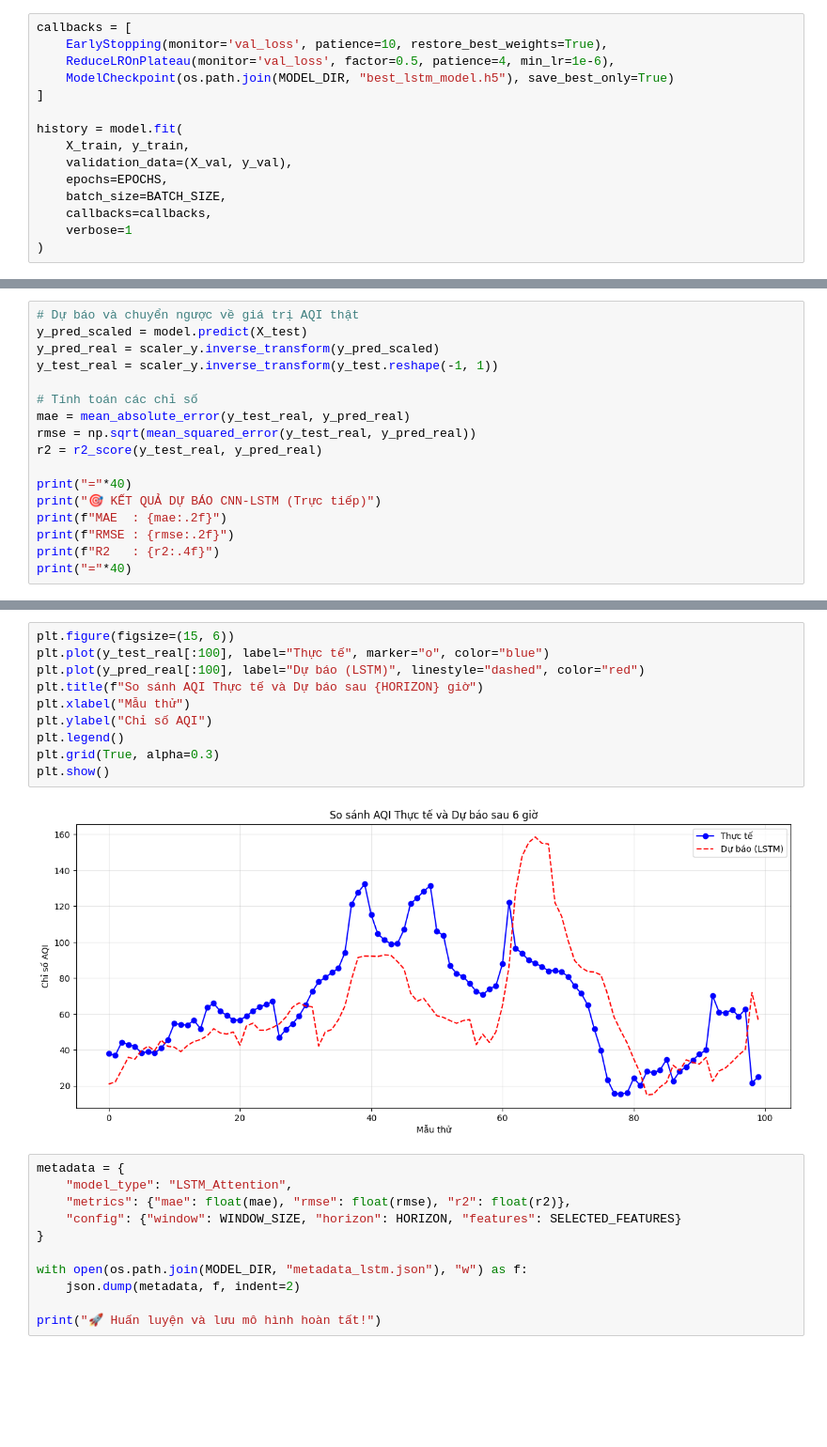
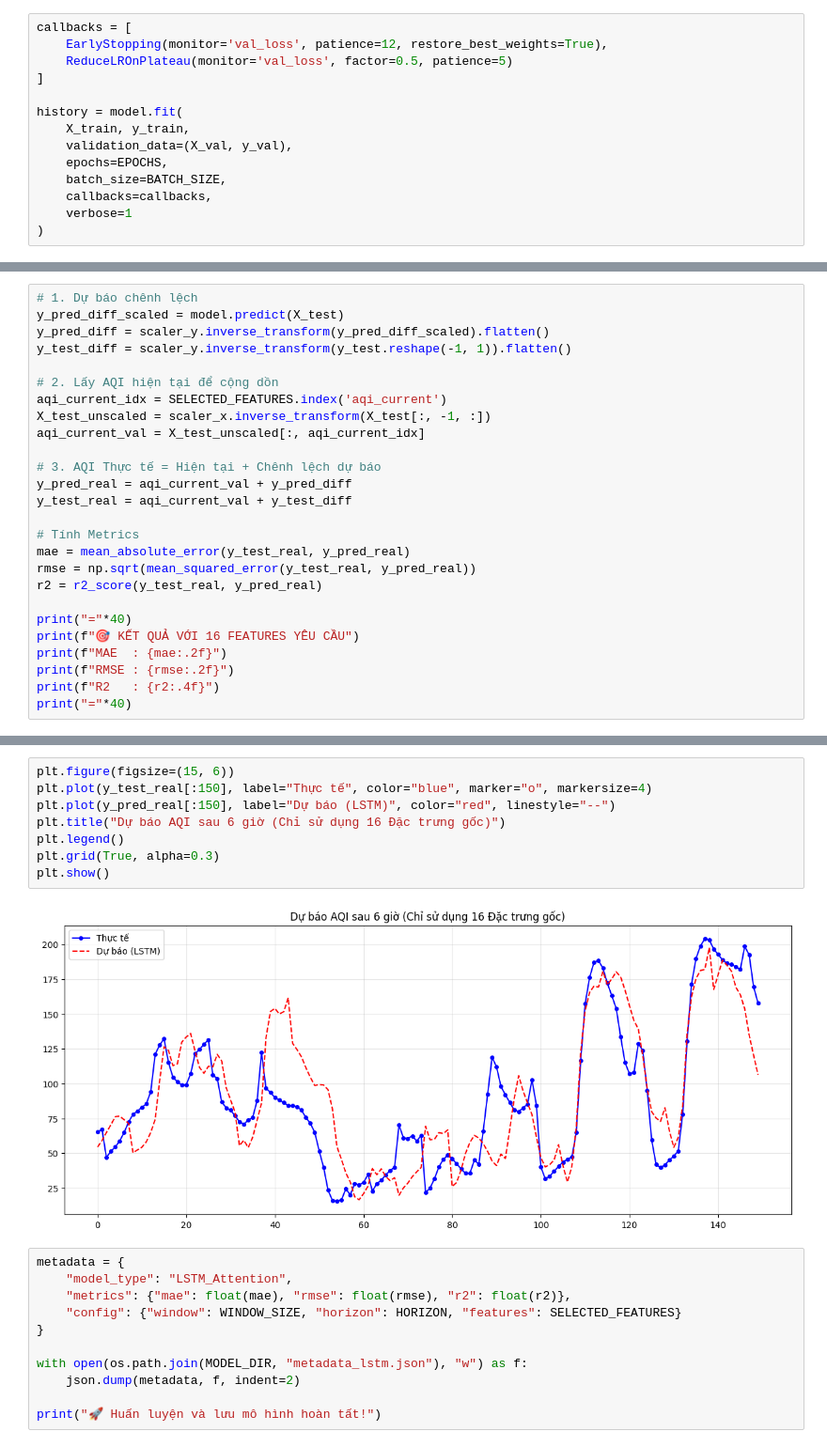
Before and after one commit to PhamQuyNam/DATN_AIR_GROARD_BN_2026, a Jupyter notebook: ml_training/notebooks/03_lstm.ipynb, the cells around one changed output, grey strips where cells are left out. Shown at 94% size. Drawn from its saved outputs; the diff is of its cells as text; blank space fills up the shorter version.

Commit message:
model LSTM with R^2 = 63,49%

```diff
--- a/ml_training/notebooks/03_lstm.ipynb
+++ b/ml_training/notebooks/03_lstm.ipynb
@@ -176,8 +139,7 @@ _________________________________________________________________
 # %%
 callbacks = [
-    EarlyStopping(monitor='val_loss', patience=10, restore_best_weights=True),
-    ReduceLROnPlateau(monitor='val_loss', factor=0.5, patience=4, min_lr=1e-6),
-    ModelCheckpoint(os.path.join(MODEL_DIR, "best_lstm_model.h5"), save_best_only=True)
+    EarlyStopping(monitor='val_loss', patience=12, restore_best_weights=True),
+    ReduceLROnPlateau(monitor='val_loss', factor=0.5, patience=5)
 ]
 
 history = model.fit(
@@ -191,16 +171,25 @@ history = model.fit(
 # %%
-# Dự báo và chuyển ngược về giá trị AQI thật
-y_pred_scaled = model.predict(X_test)
-y_pred_real = scaler_y.inverse_transform(y_pred_scaled)
-y_test_real = scaler_y.inverse_transform(y_test.reshape(-1, 1))
+# 1. Dự báo chênh lệch
+y_pred_diff_scaled = model.predict(X_test)
+y_pred_diff = scaler_y.inverse_transform(y_pred_diff_scaled).flatten()
+y_test_diff = scaler_y.inverse_transform(y_test.reshape(-1, 1)).flatten()
 
-# Tính toán các chỉ số
+# 2. Lấy AQI hiện tại để cộng dồn
+aqi_current_idx = SELECTED_FEATURES.index('aqi_current')
+X_test_unscaled = scaler_x.inverse_transform(X_test[:, -1, :])
+aqi_current_val = X_test_unscaled[:, aqi_current_idx]
+
+# 3. AQI Thực tế = Hiện tại + Chênh lệch dự báo
+y_pred_real = aqi_current_val + y_pred_diff
+y_test_real = aqi_current_val + y_test_diff
+
+# Tính Metrics
 mae = mean_absolute_error(y_test_real, y_pred_real)
 rmse = np.sqrt(mean_squared_error(y_test_real, y_pred_real))
 r2 = r2_score(y_test_real, y_pred_real)
 
 print("="*40)
-print("🎯 KẾT QUẢ DỰ BÁO CNN-LSTM (Trực tiếp)")
+print(f"🎯 KẾT QUẢ VỚI 16 FEATURES YÊU CẦU")
 print(f"MAE  : {mae:.2f}")
 print(f"RMSE : {rmse:.2f}")
 print(f"R2   : {r2:.4f}")
@@ -215,16 +204,14 @@ R2   : 0.5958
 ========================================
 # %%
 plt.figure(figsize=(15, 6))
-plt.plot(y_test_real[:100], label="Thực tế", marker="o", color="blue")
-plt.plot(y_pred_real[:100], label="Dự báo (LSTM)", linestyle="dashed", color="red")
-plt.title(f"So sánh AQI Thực tế và Dự báo sau {HORIZON} giờ")
-plt.xlabel("Mẫu thử")
-plt.ylabel("Chỉ số AQI")
+plt.plot(y_test_real[:150], label="Thực tế", color="blue", marker="o", markersize=4)
+plt.plot(y_pred_real[:150], label="Dự báo (LSTM)", color="red", linestyle="--")
+plt.title("Dự báo AQI sau 6 giờ (Chỉ sử dụng 16 Đặc trưng gốc)")
 plt.legend()
 plt.grid(True, alpha=0.3)
 plt.show()
 # %% [output]
-[figure, old version]
+[figure, new version]
 # %%
 metadata = {
     "model_type": "LSTM_Attention",
```
Also changed, not shown: parts of 8 cells of this notebook.
